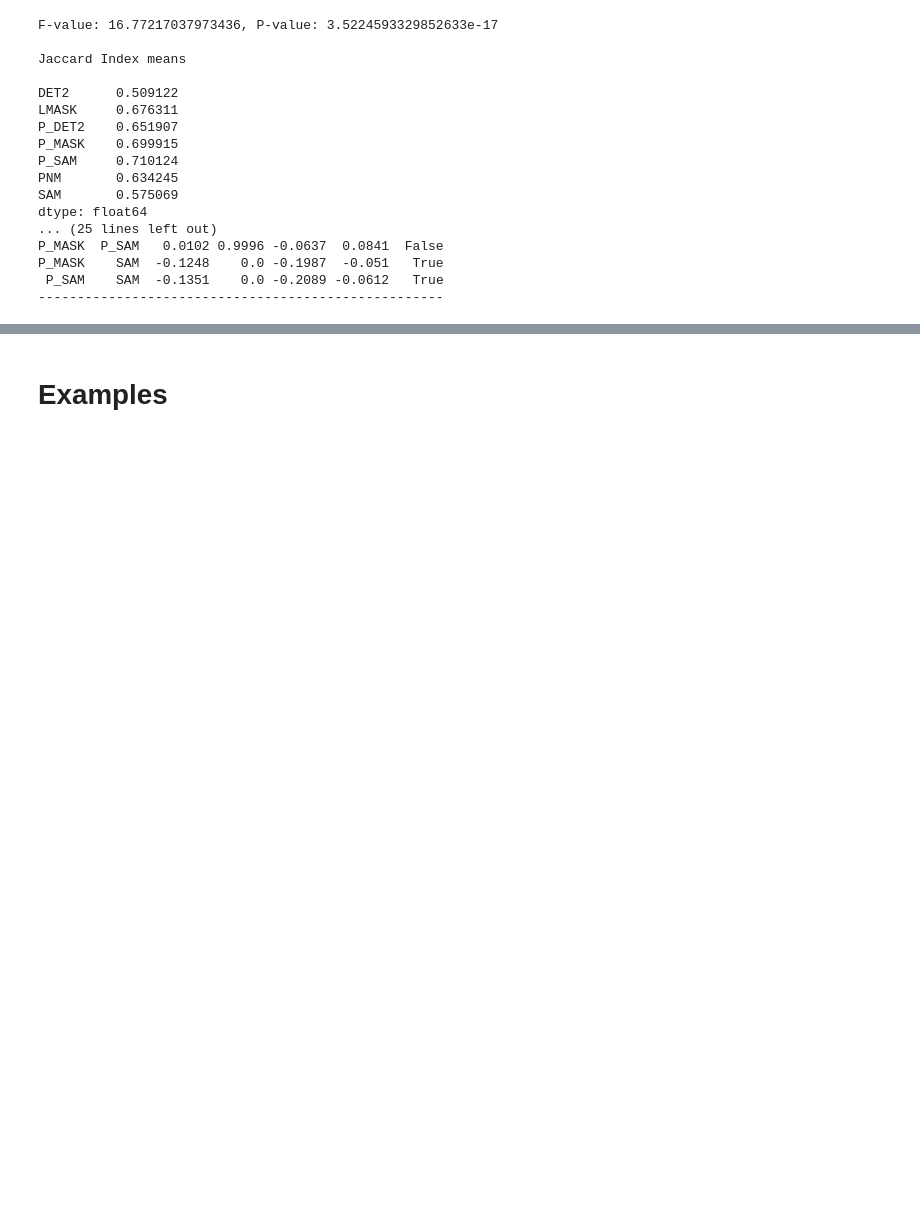
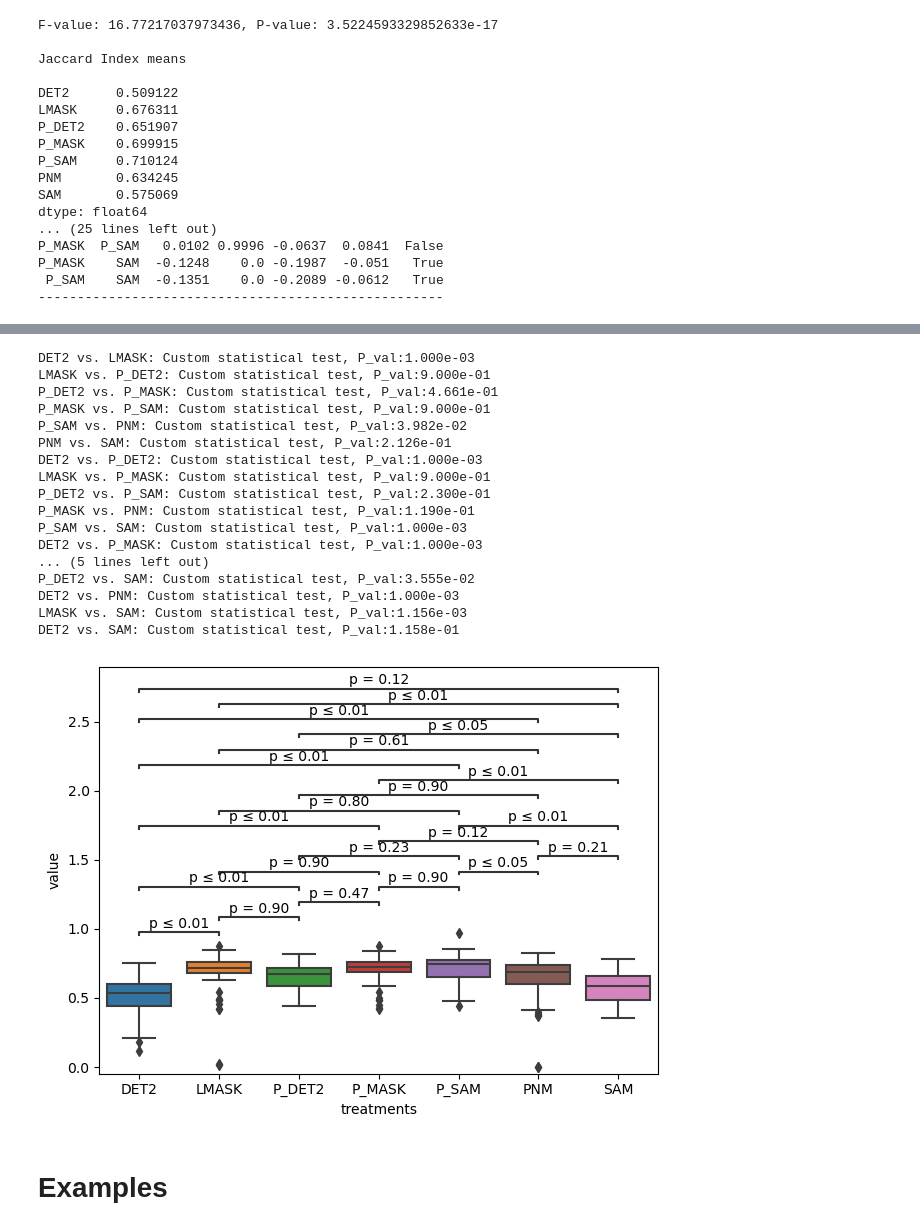
Before and after one commit to leandrobmarinho/statistical-tests, a Jupyter notebook: notebook/statistical_tests_2.ipynb, the cells around one changed output, grey strips where cells are left out. Cells and saved outputs as stored; diff of their text form; code cells hidden in the pictures; blank space fills up the shorter version.

Commit message:
Statannotations

```diff
--- a/notebook/statistical_tests_2.ipynb
+++ b/notebook/statistical_tests_2.ipynb
@@ -152 +152,9 @@ df_melt
 385 rows × 3 columns
+# %%
+from scikit_posthocs import posthoc_tukey
+
+# First we do a oneway ANOVA as implemented in SciPy
+# print(stats.f_oneway(*data))
+
+tukey_df = posthoc_tukey(df_melt, val_col="value", group_col="treatments")
+tukey_df
@@ -152,0 +170,6 @@ df_melt
+# %%
+remove = np.tril(np.ones(tukey_df.shape), k=0).astype("bool")
+tukey_df[remove] = np.nan
+
+molten_df = tukey_df.melt(ignore_index=False).reset_index().dropna()
+molten_df
@@ -153,3 +204,53 @@ df_melt
+# %%
+# https://github.com/trevismd/statannotations-tutorials/blob/main/Tutorial_1/Statannotations-Tutorial-1.ipynb
+
+import seaborn as sns
+from statannotations.Annotator import Annotator
+
+ax = sns.boxplot(data=df_melt, x="treatments", y="value")
+
+pairs = [(i[1]["index"], i[1]["variable"]) for i in molten_df.iterrows()]
+p_values = [i[1]["value"] for i in molten_df.iterrows()]
+
+
+annotator = Annotator(
+    ax, pairs, data=df_melt, x="treatments", y="value"
+)
+# annotator.configure(text_format="star", loc="inside", verbose=2)
+annotator.configure(text_format="simple")
+
+# Filter p-values for annotation
+# p_values_leq_005 = [p_val if p_val <= 0.05 else None for p_val in p_values]
+# p_values_leq_001 = [p_val if p_val <= 0.01 else None for p_val in p_values]
+
+
+significant_pairs = [pairs[i] for i in range(len(p_values)) if p_values[i] <= 0.05]
+
+# annotator._pvalue_format.pvalue_thresholds =  [[0.05, '*'], [-1000, '']]
+
+
+annotator.set_pvalues_and_annotate(p_values)
+
+plt.tight_layout()
+# %% [output]
+DET2 vs. LMASK: Custom statistical test, P_val:1.000e-03
+LMASK vs. P_DET2: Custom statistical test, P_val:9.000e-01
+P_DET2 vs. P_MASK: Custom statistical test, P_val:4.661e-01
+P_MASK vs. P_SAM: Custom statistical test, P_val:9.000e-01
+P_SAM vs. PNM: Custom statistical test, P_val:3.982e-02
+PNM vs. SAM: Custom statistical test, P_val:2.126e-01
+DET2 vs. P_DET2: Custom statistical test, P_val:1.000e-03
+LMASK vs. P_MASK: Custom statistical test, P_val:9.000e-01
+P_DET2 vs. P_SAM: Custom statistical test, P_val:2.300e-01
+P_MASK vs. PNM: Custom statistical test, P_val:1.190e-01
+P_SAM vs. SAM: Custom statistical test, P_val:1.000e-03
+DET2 vs. P_MASK: Custom statistical test, P_val:1.000e-03
+... (5 lines left out)
+P_DET2 vs. SAM: Custom statistical test, P_val:3.555e-02
+DET2 vs. PNM: Custom statistical test, P_val:1.000e-03
+LMASK vs. SAM: Custom statistical test, P_val:1.156e-03
+DET2 vs. SAM: Custom statistical test, P_val:1.158e-01
+[figure, added]
 # %% [markdown]
 # Examples
 # %%
```
Also changed, not shown: parts of 4 cells of this notebook.
